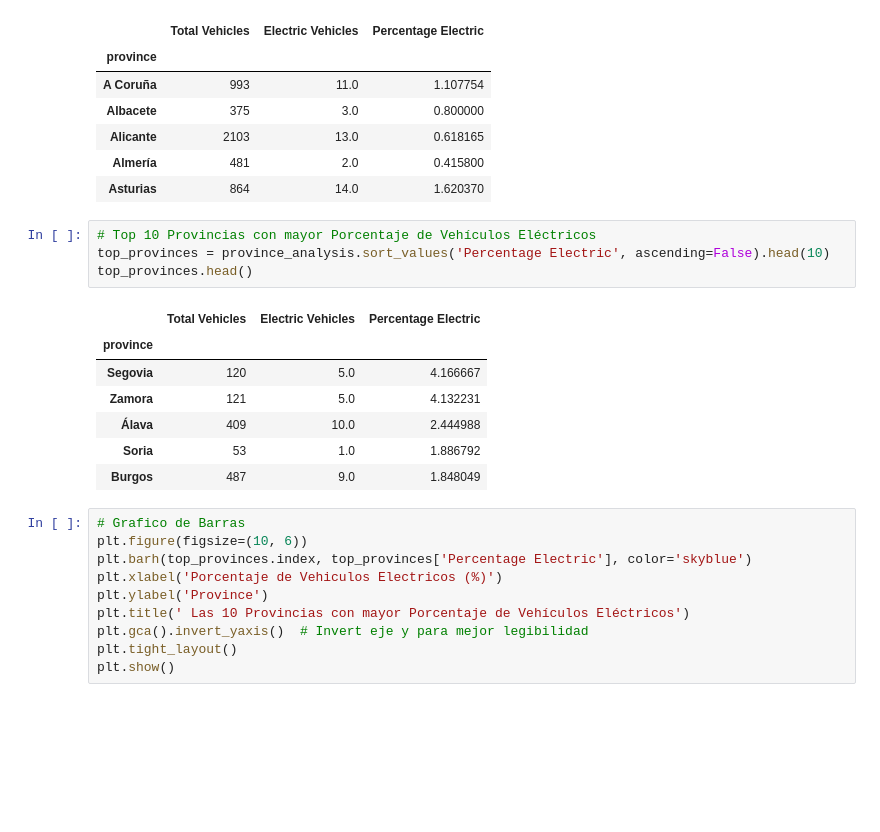
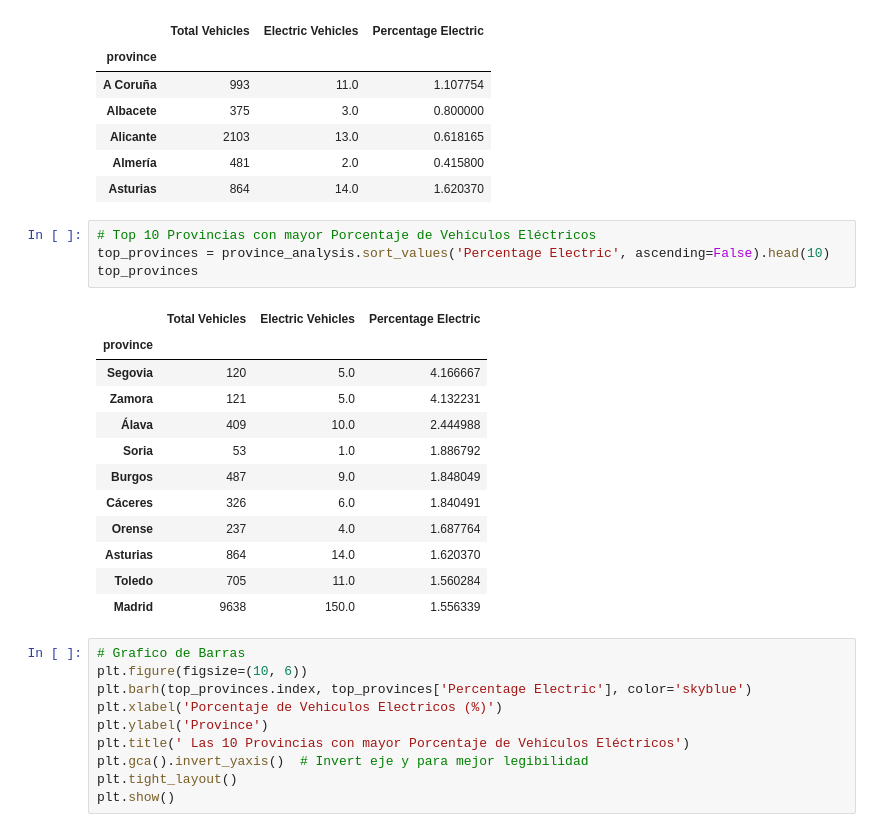
Before and after one commit to S14vcGt/Neocortex-project, a Jupyter notebook: Proyecto.ipynb, the cells around one changed output. Cells and saved outputs as stored; diff of their text form; blank space fills up the shorter version.

```diff
--- a/Proyecto.ipynb
+++ b/Proyecto.ipynb
@@ -105,15 +115,20 @@ province_analysis.head()
 # %%
 # Top 10 Provincias con mayor Porcentaje de Vehículos Eléctricos
 top_provinces = province_analysis.sort_values('Percentage Electric', ascending=False).head(10)
-top_provinces.head()
+top_provinces
 # %% [output]
 |  | Total Vehicles | Electric Vehicles | Percentage Electric |
 | province |  |  |  |
 | Segovia | 120 | 5.0 | 4.166667 |
 | Zamora | 121 | 5.0 | 4.132231 |
 | Álava | 409 | 10.0 | 2.444988 |
 | Soria | 53 | 1.0 | 1.886792 |
 | Burgos | 487 | 9.0 | 1.848049 |
+| Cáceres | 326 | 6.0 | 1.840491 |
+| Orense | 237 | 4.0 | 1.687764 |
+| Asturias | 864 | 14.0 | 1.620370 |
+| Toledo | 705 | 11.0 | 1.560284 |
+| Madrid | 9638 | 150.0 | 1.556339 |
 # %%
 # Grafico de Barras
 plt.figure(figsize=(10, 6))
```
Also changed, not shown: parts of 14 cells of this notebook.
